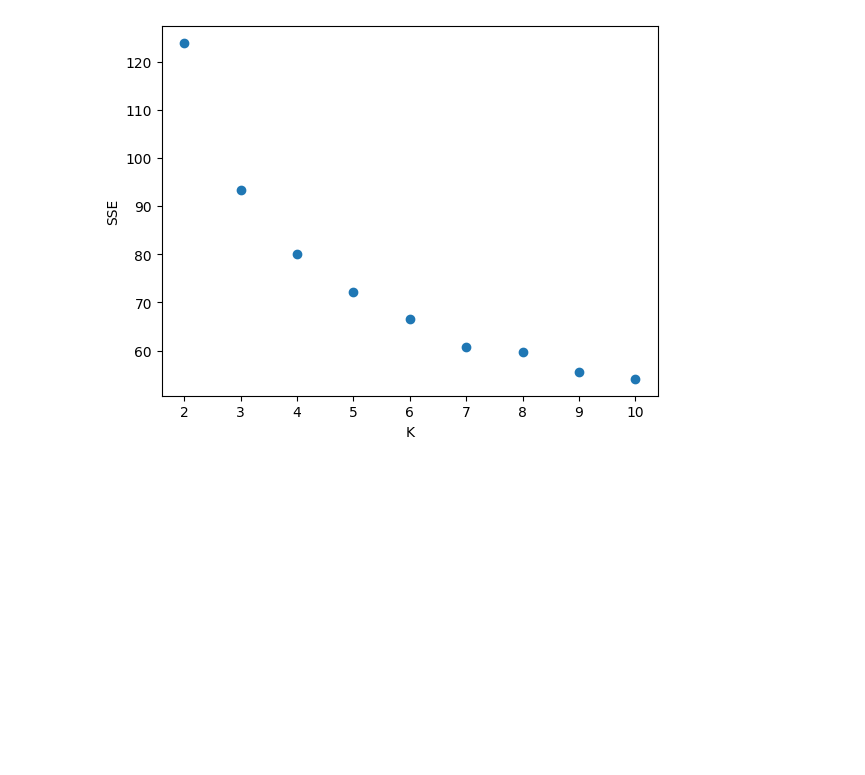
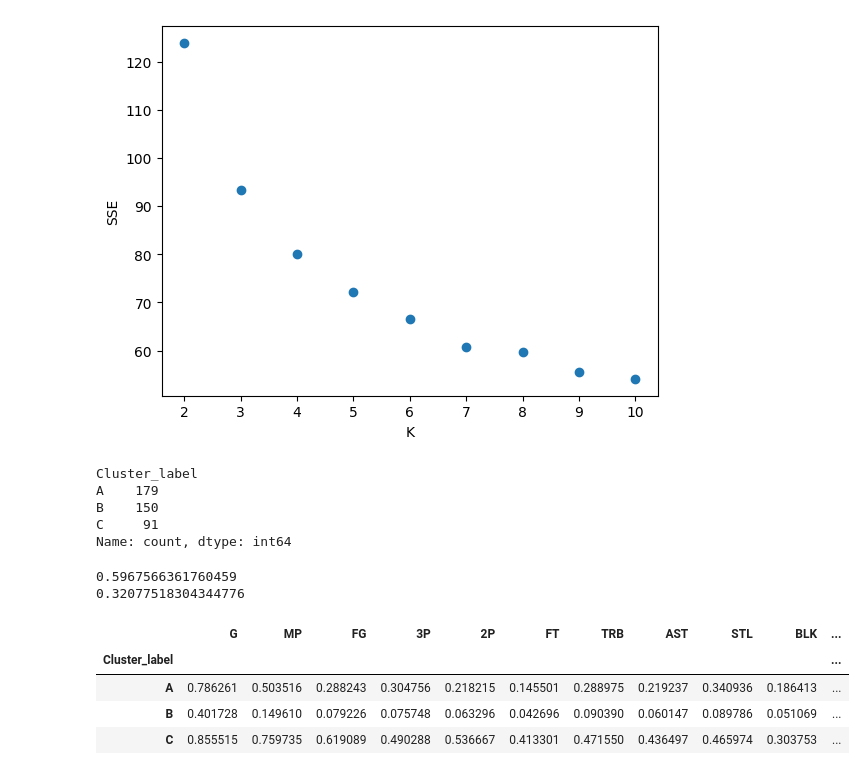
Before and after one commit to toby-draper/week_6, a Jupyter notebook: Lab-Clustering.ipynb, the cells around one changed output. Saved outputs shown, nothing was run; the diff lists cells and outputs as text; code cells hidden in the pictures; blank space fills up the shorter version.

```diff
--- a/Lab-Clustering.ipynb
+++ b/Lab-Clustering.ipynb
@@ -234,2 +275,27 @@ plt.show()
+# %%
+nba_merged['Cluster_label'].value_counts()
+# %% [output]
+Cluster_label
+A    179
+B    150
+C     91
+Name: count, dtype: int64
 # %%
 #Once again evaluate the quality of the clustering using total variance explained and silhouette scores
+
+nba_merged_numeric_numpy = nba_merged[numeric_cols].values
+
+intra_sse = kmeans.inertia_
+global_mean = np.mean(nba_merged_numeric_numpy, axis=0)
+
+total_sse = np.sum((nba_merged_numeric_numpy - global_mean) ** 2)
+variance_explained = 1 - (intra_sse / total_sse)
+
+print(variance_explained)
+
+# Calculate silhouette score
+sil_score = silhouette_score(nba_merged_numeric_numpy, kmeans.labels_)
+print(sil_score)
+# %% [output]
+0.5967566361760459
+0.32077518304344776
@@ -237,0 +302,22 @@ plt.show()
+# %%
+#Use the model to select players for Mr. Rooney to consider
+
+#The first step in choosing players for Mr. Rooney to consider is examining the cluster centroids to get a better picture of what the clusters
+#represent
+
+centroids_df = (
+    nba_merged
+    .groupby("Cluster_label")[numeric_cols]
+    .mean()
+)
+
+centroids_df
+
+#This df shows that the cluster that represents the highest performing players is Cluster C. However, this cluster is also the most expensive,
+#which is where the next part of the anlysis comes in.
+# %% [output]
+|  | G | MP | FG | 3P | 2P | FT | TRB | AST | STL | BLK | ... |
+| Cluster_label |  |  |  |  |  |  |  |  |  |  | ... |
+| A | 0.786261 | 0.503516 | 0.288243 | 0.304756 | 0.218215 | 0.145501 | 0.288975 | 0.219237 | 0.340936 | 0.186413 | ... |
+| B | 0.401728 | 0.149610 | 0.079226 | 0.075748 | 0.063296 | 0.042696 | 0.090390 | 0.060147 | 0.089786 | 0.051069 | ... |
+| C | 0.855515 | 0.759735 | 0.619089 | 0.490288 | 0.536667 | 0.413301 | 0.471550 | 0.436497 | 0.465974 | 0.303753 | ... |
```
Also changed, not shown: parts of 11 cells of this notebook.
